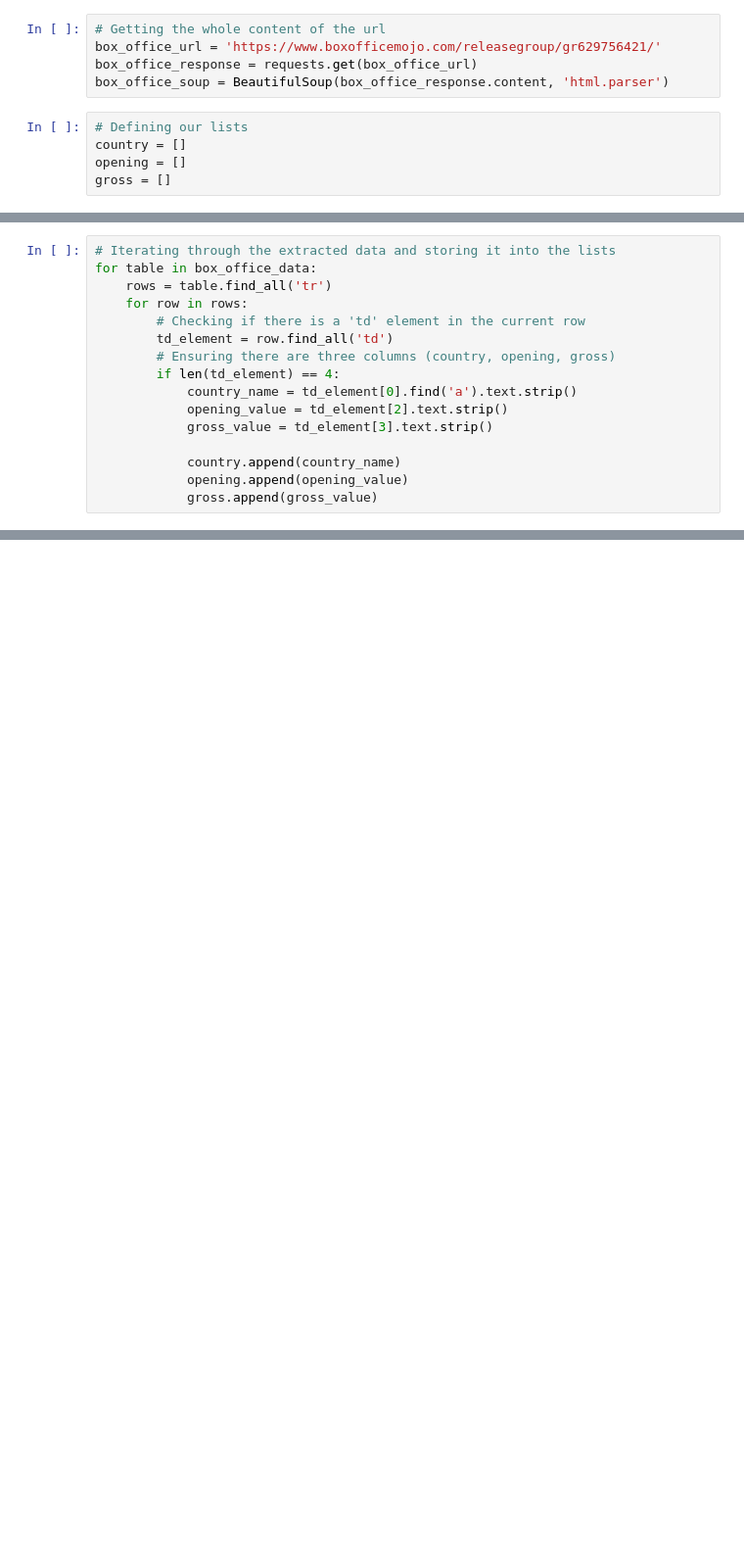
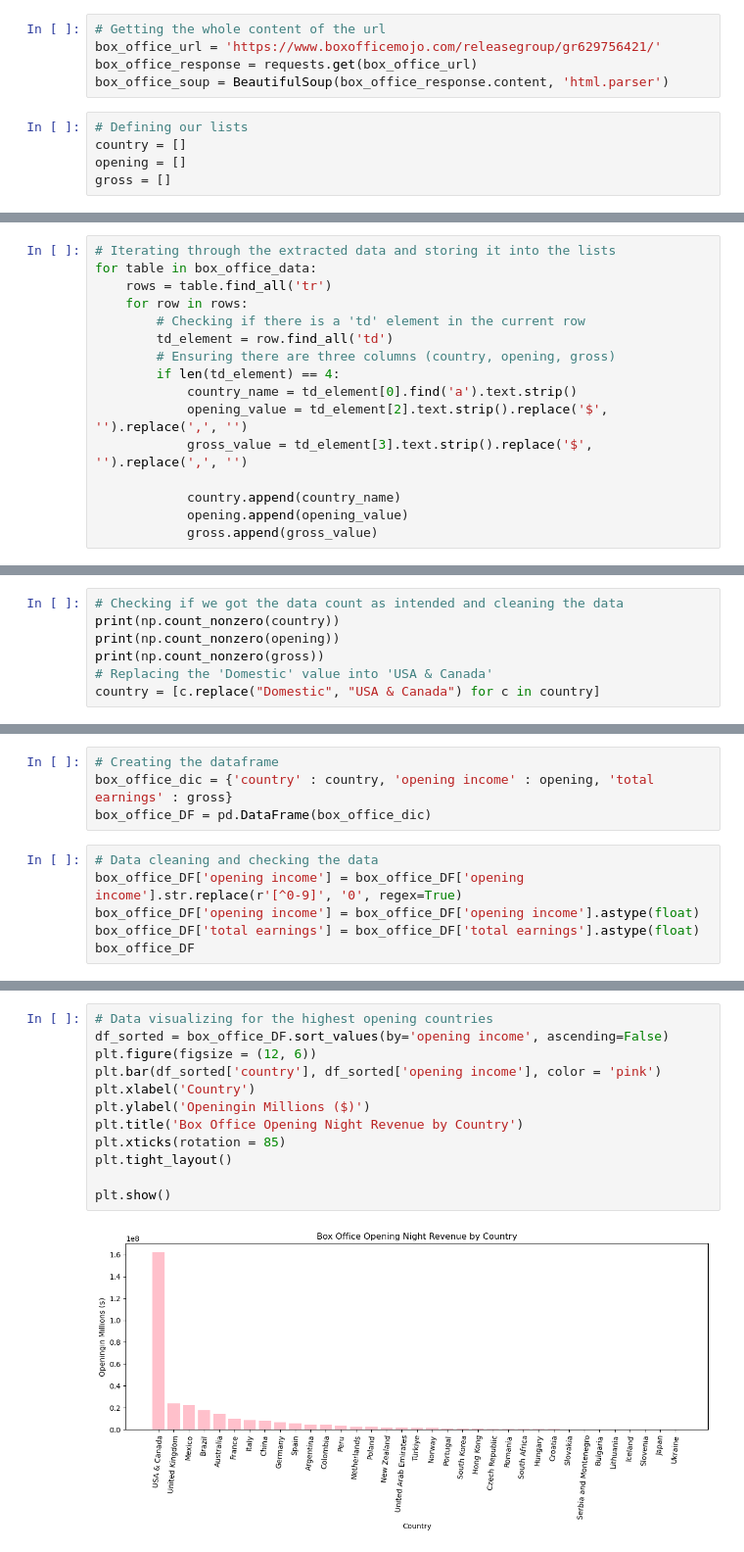
Before and after one commit to ahmedSakka/Barbie_Movie_Analysis, a Jupyter notebook: Barbie_Movie_Analysis.ipynb, the cells around one changed output, grey strips where cells are left out. Shown at 98% size. Drawn from its saved outputs; the diff is of its cells as text; blank space fills up the shorter version.

Commit message:
Data loading, cleaning, and visualization

```diff
--- a/Barbie_Movie_Analysis.ipynb
+++ b/Barbie_Movie_Analysis.ipynb
@@ -38,8 +28,8 @@ for table in box_office_data:
         # Ensuring there are three columns (country, opening, gross)
         if len(td_element) == 4:
             country_name = td_element[0].find('a').text.strip()
-            opening_value = td_element[2].text.strip()
-            gross_value = td_element[3].text.strip()
+            opening_value = td_element[2].text.strip().replace('$', '').replace(',', '')
+            gross_value = td_element[3].text.strip().replace('$', '').replace(',', '')
 
             country.append(country_name)
             opening.append(opening_value)
@@ -54,0 +37,7 @@ print(np.count_nonzero(gross))
+# %%
+# Checking if we got the data count as intended and cleaning the data
+print(np.count_nonzero(country))
+print(np.count_nonzero(opening))
+print(np.count_nonzero(gross))
+# Replacing the 'Domestic' value into 'USA & Canada'
+country = [c.replace("Domestic", "USA & Canada") for c in country]
@@ -54,0 +48,10 @@ print(np.count_nonzero(gross))
+# %%
+# Creating the dataframe
+box_office_dic = {'country' : country, 'opening income' : opening, 'total earnings' : gross}
+box_office_DF = pd.DataFrame(box_office_dic)
+# %%
+# Data cleaning and checking the data
+box_office_DF['opening income'] = box_office_DF['opening income'].str.replace(r'[^0-9]', '0', regex=True)
+box_office_DF['opening income'] = box_office_DF['opening income'].astype(float)
+box_office_DF['total earnings'] = box_office_DF['total earnings'].astype(float)
+box_office_DF
@@ -54,0 +76,14 @@ print(np.count_nonzero(gross))
+# %%
+# Data visualizing for the highest opening countries
+df_sorted = box_office_DF.sort_values(by='opening income', ascending=False)
+plt.figure(figsize = (12, 6))
+plt.bar(df_sorted['country'], df_sorted['opening income'], color = 'pink')
+plt.xlabel('Country')
+plt.ylabel('Openingin Millions ($)')
+plt.title('Box Office Opening Night Revenue by Country')
+plt.xticks(rotation = 85)
+plt.tight_layout()
+
+plt.show()
+# %% [output]
+[figure, added]
```
Also changed, not shown: parts of 5 cells of this notebook.
